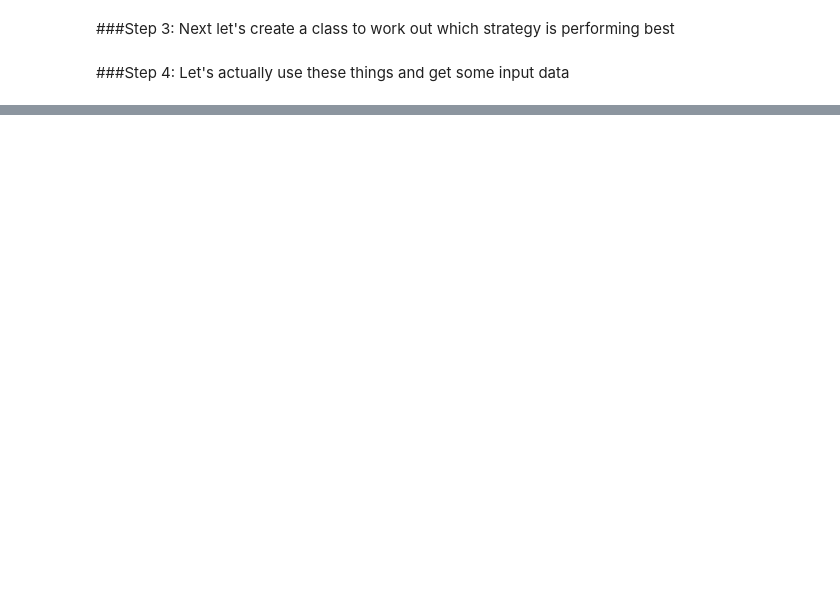
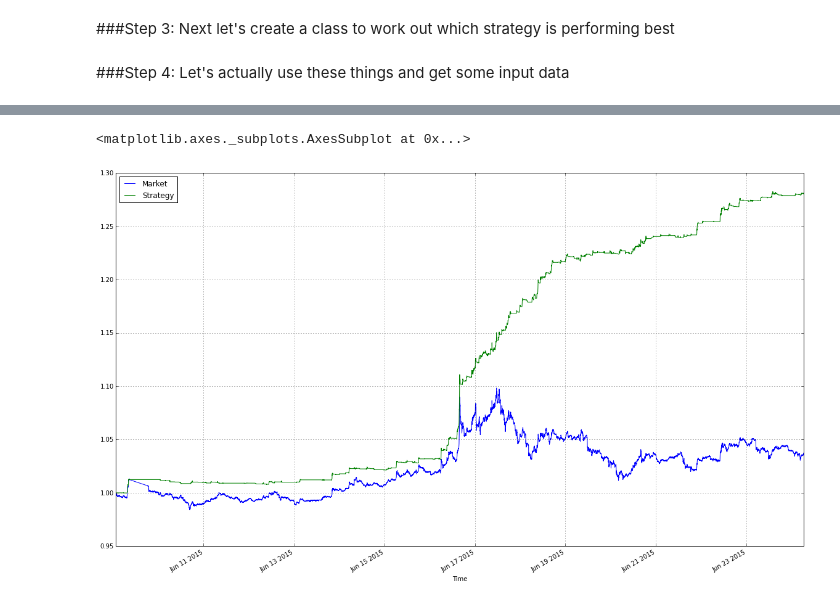
Before and after one commit to peterFran/bitpy, a Jupyter notebook: modelling/Bitcoin analysis & prediction.ipynb, the cells around one changed output, grey strips where cells are left out. Saved outputs shown, nothing was run; the diff lists cells and outputs as text; code cells hidden in the pictures; blank space fills up the shorter version.

```diff
--- a/modelling/Bitcoin analysis & prediction.ipynb
+++ b/modelling/Bitcoin analysis & prediction.ipynb
@@ -19,7 +19,7 @@ class Dataset():
         # load from file
         mydata = None
         try:
-            mydata = pickle.load(open('modelling/{}'.format(loc), 'rb'))
+            mydata = pickle.load(open('./{}'.format(loc), 'rb'))
         except:
             mydata = pickle.load(open('../resources/{}'.format(loc), 'rb'))
 
@@ -111,5 +153,5 @@ class Winners():
 # %%
-means = range(60,1500,60)
-sds = np.arange(0,1,0.1)
+means = range(5, 60 , 5)
+sds = np.arange(0.1,1.1,0.2)
 dataset = Dataset('stats_pickle5')
-strategies = [Strategy.from_means(dataset.dataset, mean_tup[0],mean_tup[1], sd) for mean_tup in list(itertools.combinations(means, 2)) for sd in sds]
+strategies = [Strategy.from_means(dataset.dataset, mean_tup, sd) for mean_tup in list(itertools.combinations(means, 2)) for sd in sds]
@@ -118,2 +162,8 @@ w = Winners(strategies, dataset.dataset['Market'],means[-1])
 # %%
-w.get_strategy(45).dataset[['Market', 'Strategy']].cumsum().apply(np.exp).plot(grid=True, figsize=(20,12))
+gain = 5
+update = 1
+w = Winners(strategies, pd.Series(dataset.dataset['Market']),means[-1],gain_val=gain)
+Strategy.from_regime(w.get_regime(update),"Winning Regime").dataset[['Market', 'Strategy']].cumsum().apply(np.exp).plot(grid=True, figsize=(20,12))
+# %% [output]
+<matplotlib.axes._subplots.AxesSubplot at 0x...>
+[figure, added]
```
Also changed, not shown: parts of 7 cells of this notebook.
